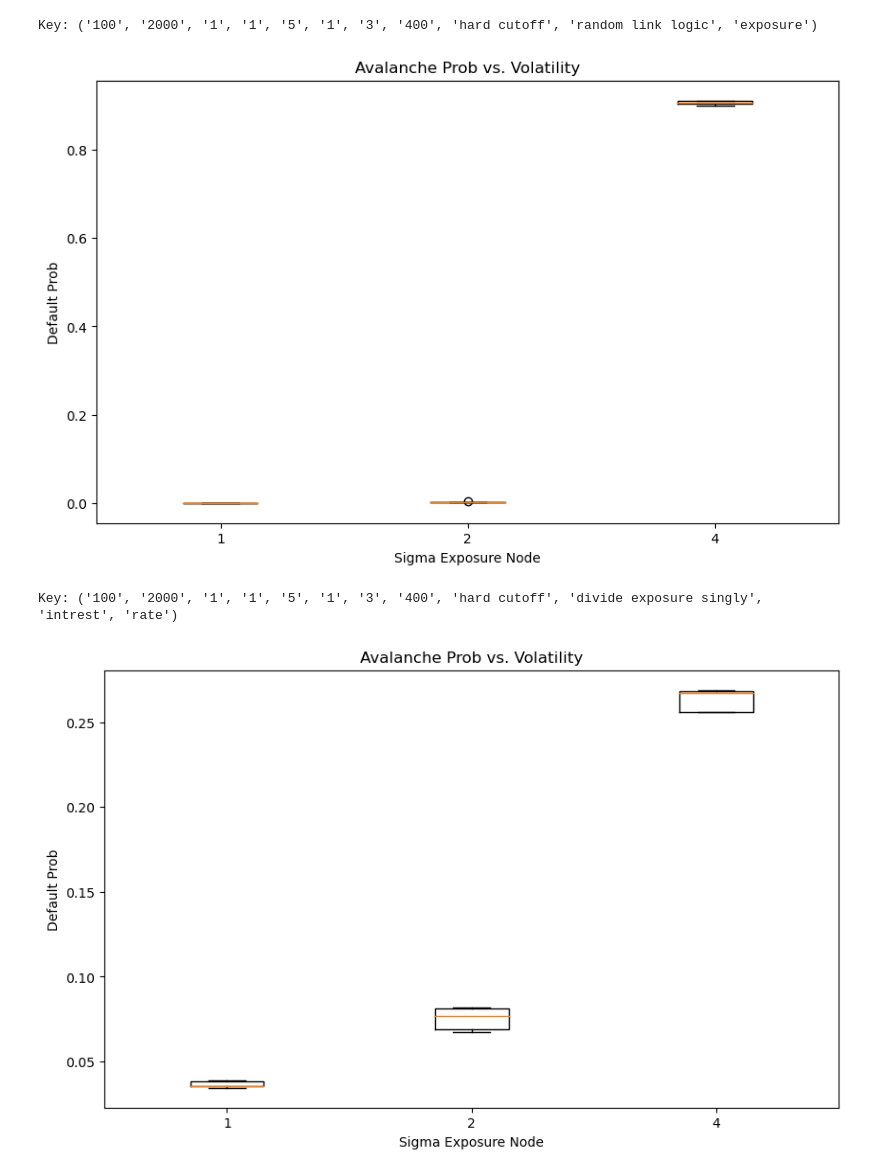
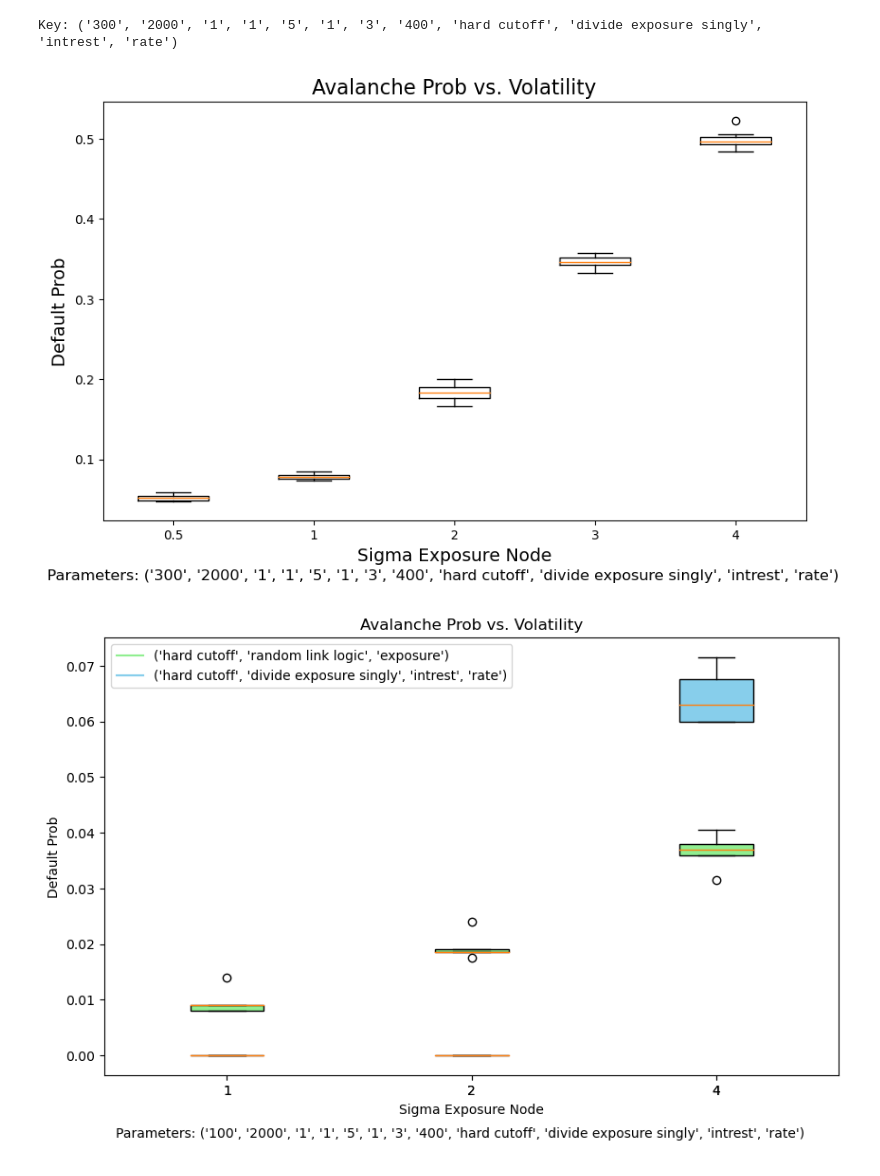
Before and after one commit to NitaiNijholt/FinancialNetwork, a Jupyter notebook: plot_avalanche_prob_and_volatility.ipynb, the cells around one changed output. Cells and saved outputs as stored; diff of their text form; code cells hidden in the pictures.

```diff
--- a/plot_avalanche_prob_and_volatility.ipynb
+++ b/plot_avalanche_prob_and_volatility.ipynb
@@ -58,9 +58,10 @@ def plot_avalanche_prob_vs_volatility(directory:str = './', threshold = 10, mode
         sigmas_sorted, bankrupt_nodes_list_sorted = zip(*combined)
         plt.figure(figsize=(10, 6))
         plt.boxplot(bankrupt_nodes_list_sorted, labels=sigmas_sorted)
-        plt.xlabel(mode.replace('_', ' ').title())
-        plt.ylabel('Default Prob')
-        plt.title('Avalanche Prob vs. Volatility')
+        plt.figtext(0.5, 0, f"Parameters: {key}", wrap=True, horizontalalignment='center', fontsize=12)
+        plt.xlabel(mode.replace('_', ' ').title(), fontsize=14)
+        plt.ylabel('Default Prob', fontsize=14)
+        plt.title('Avalanche Prob vs. Volatility', fontsize=16)
         plt.show()
 # %%
 plot_avalanche_prob_vs_volatility(directory = 'interest', threshold = 20, mode='sigma_interest_rates')
@@ -70,7 +71,5 @@ Key: ('100', '2000', '1', '1', '5', '1', '3', '400', 'hard cutoff', 'divide expo
 # %%
-plot_avalanche_prob_vs_volatility(directory = 'exposure', threshold = 10, mode='sigma_exposure_node')
+plot_avalanche_prob_vs_volatility(directory = 'exposure_our', threshold = 10, mode='sigma_exposure_node')
 # %% [output]
-Key: ('100', '2000', '1', '1', '5', '1', '3', '400', 'hard cutoff', 'random link logic', 'exposure')
+Key: ('300', '2000', '1', '1', '5', '1', '3', '400', 'hard cutoff', 'divide exposure singly', 'intrest', 'rate')
-[figure, old version]
+[figure, new version]
-Key: ('100', '2000', '1', '1', '5', '1', '3', '400', 'hard cutoff', 'divide exposure singly', 'intrest', 'rate')
-[figure, removed]
@@ -77,3 +118,7 @@ Key: ('100', '2000', '1', '1', '5', '1', '3', '400', 'hard cutoff', 'divide expo
+# %%
+plot_avalanche_prob_vs_volatility_combined(directory = 'exposure', threshold = 20, mode='sigma_exposure_node')
+# %% [output]
+[figure, added]
 # %%
 def stress_vs_avalanche_prob_vs_volatility(directory:str = './', threshold = 10, mode:str = 'sigma_interest_rates'):
 
```
Also changed, not shown: parts of 5 cells of this notebook, 1 other file.
